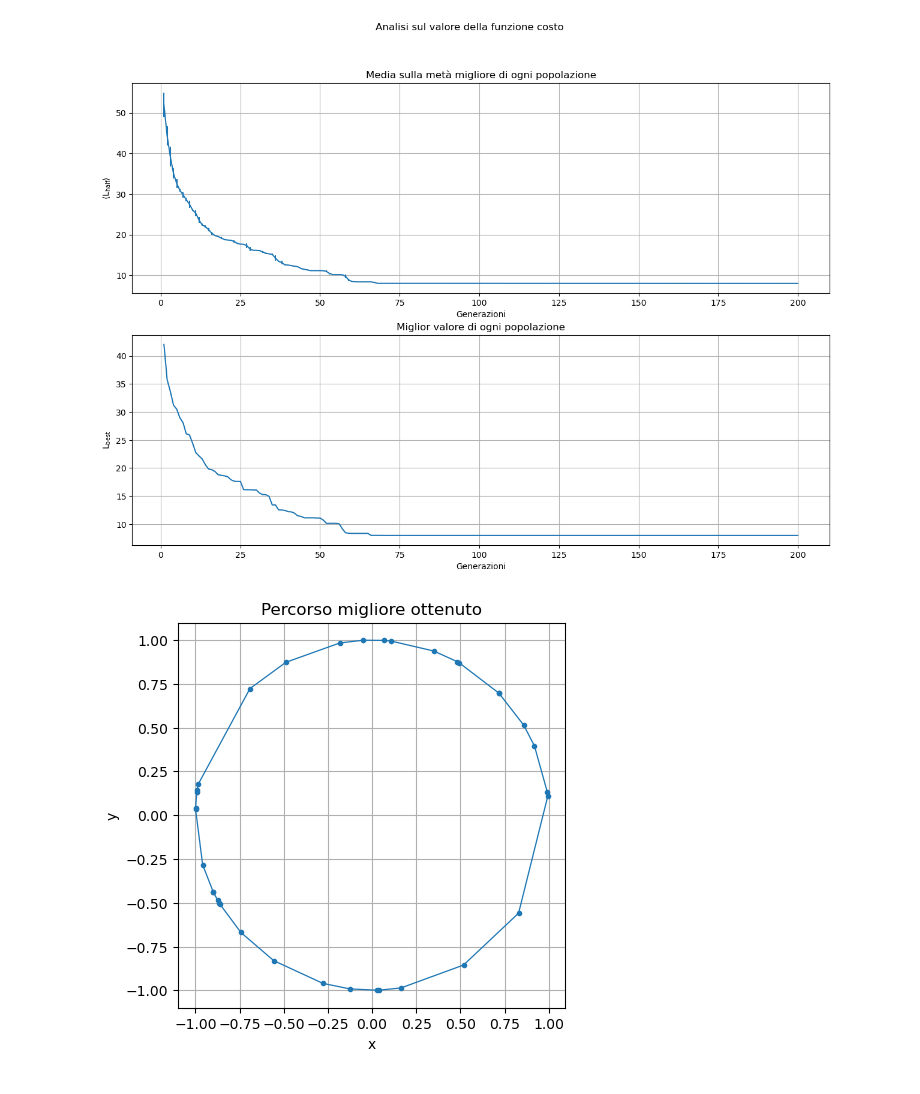
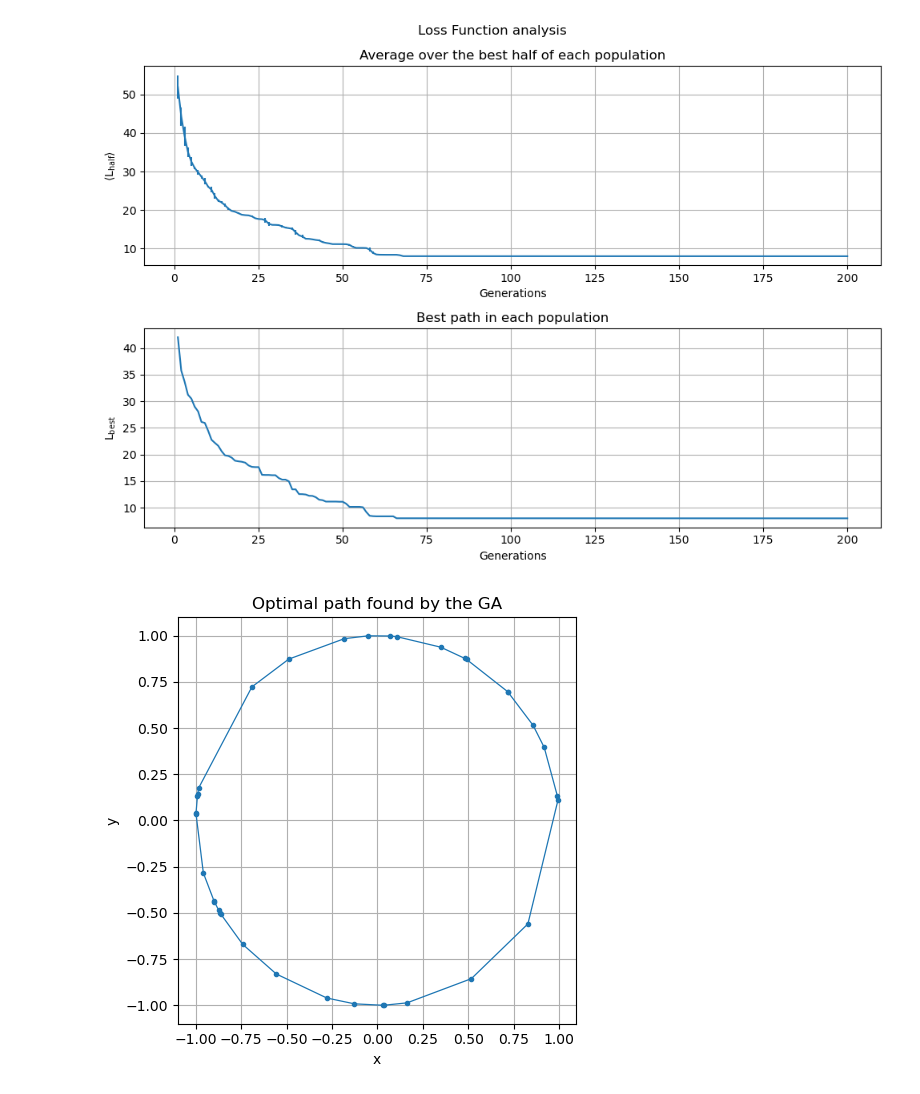
Before and after one commit to angela-bonato/CodeSampleUiOApplication, a Jupyter notebook: Results.ipynb, the cells around one changed output. Saved outputs shown, nothing was run; the diff lists cells and outputs as text; code cells hidden in the pictures.

```diff
--- a/Results.ipynb
+++ b/Results.ipynb
@@ -28,41 +41,43 @@ Dai grafici di costo plottati si nota come già prima della metà delle generazi
 # %%
-cNstep=200  #numero di generazioni
-cx=np.arange(cNstep)+1  #vettore delle ascisse dei punti plottati
+cNstep=200  #number of generations
+cx=np.arange(cNstep)+1  #x-coordinates for the plot
 
-#costo percorso migliore a ogni generazione
+#loss function of best path after each generation
 cbestL=np.loadtxt("cbestloss.dat",  unpack="true")
-#costo medio dei primi individui a ogni generazione con dev standard
+#mean value and standard deviation for loss function of each population's best half
 cmeanL, cerrorsL=np.loadtxt("cbesthalfloss.dat", usecols=(0, 1),  unpack="true")
 
-cfig ,(cplt1, cplt2) = plt.subplots(2, 1, figsize=(15, 10))
+cfig ,(cplt1, cplt2) = plt.subplots(2, 1, figsize=(10, 7))
 
 cplt1.errorbar(cx, cmeanL, yerr=cerrorsL)
-cplt1.set_xlabel("Generazioni")
+cplt1.set_xlabel("Generations")
 cplt1.set_ylabel(r"$\left<\mathrm{L_{half}}\right>$")
-cplt1.set_title("Media sulla metà migliore di ogni popolazione")
+cplt1.set_title("Average over the best half of each population")
 cplt1.grid(True)
 
 cplt2.plot(cx, cbestL)
-cplt2.set_xlabel("Generazioni")
+cplt2.set_xlabel("Generations")
 cplt2.set_ylabel(r"$\mathrm{L_{best}}$")
-cplt2.set_title("Miglior valore di ogni popolazione")
+cplt2.set_title("Best path in each population")
 cplt2.grid(True)
 
-cfig.suptitle("Analisi sul valore della funzione costo")
+cfig.suptitle("Loss Function analysis")
+cfig.tight_layout()
 plt.show()
 # %% [output]
-[figure, old version]
+[figure, new version]
 # %%
-#plot del percorso migliore in assoluto
+#optimal path found
 cpathx, cpathy=np.loadtxt("cbestpath.dat", usecols=(0, 1),  unpack="true")
 
 plt.figure(figsize=(5, 5))
 plt.plot(cpathx, cpathy, marker='.', linewidth=0.9)
 plt.grid()
-plt.title("Percorso migliore ottenuto")
+plt.title("Optimal path found by the GA")
 plt.xlabel("x")
 plt.ylabel("y")
+plt.tight_layout()
 plt.show()
 # %% [output]
-[figure, old version]
+[figure, new version]
 # %% [markdown]
```
Also changed, not shown: parts of 7 cells of this notebook.
